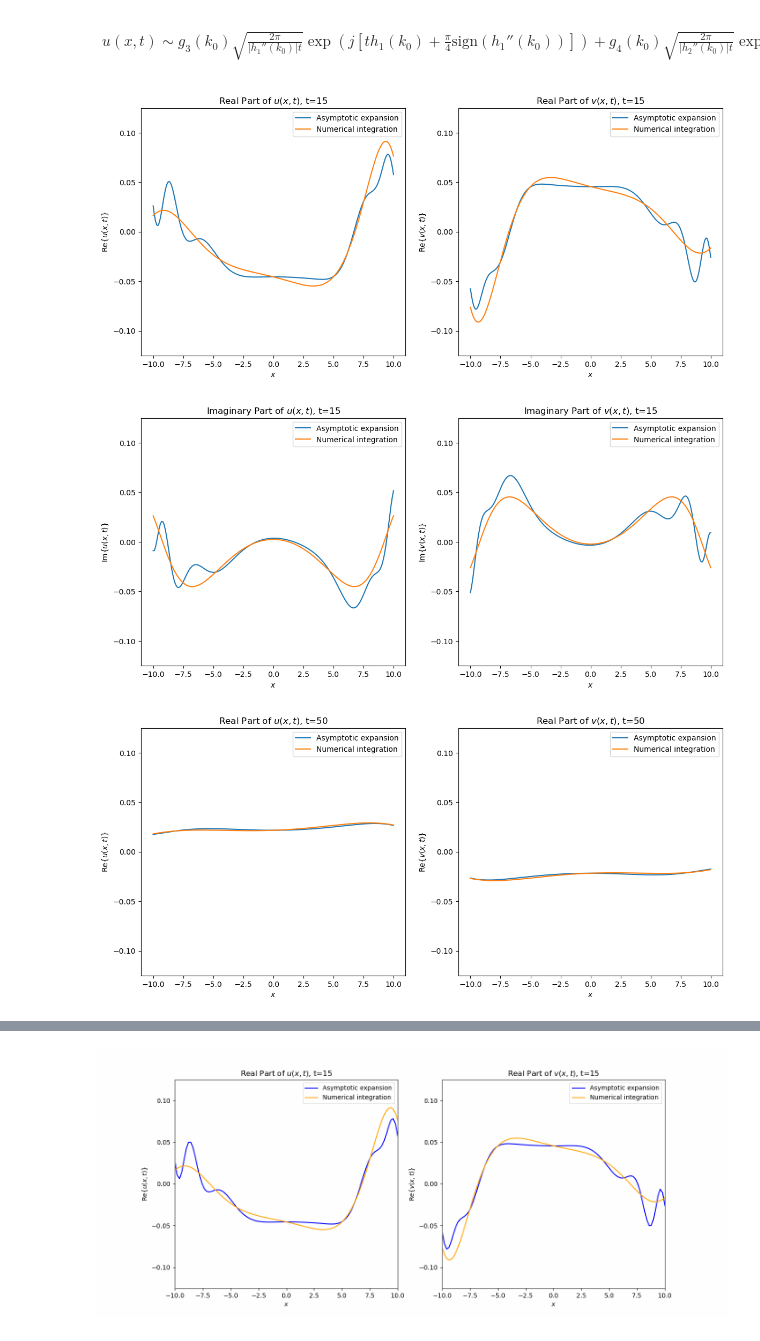
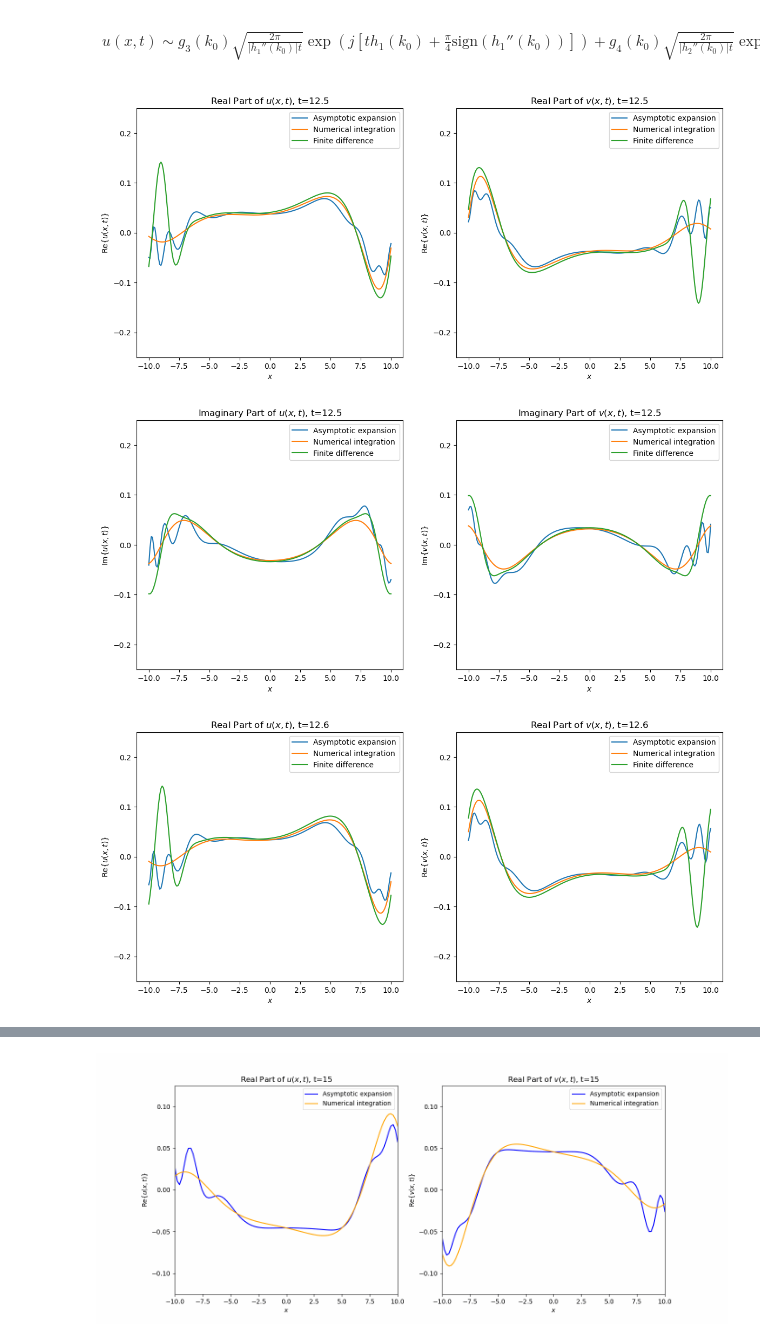
Before and after one commit to brenttsss/mathematical-physics, a Jupyter notebook: Task 2/asymptotic_expansion.ipynb, the cells around one changed output, grey strips where cells are left out. Drawn from its saved outputs; the diff is of its cells as text; code cells hidden in the pictures.

Commit message:
Run the asymptotic_expansion.ipynb notebook again with the finite_difference_method function.

```diff
--- a/Task 2/asymptotic_expansion.ipynb
+++ b/Task 2/asymptotic_expansion.ipynb
@@ -6,7 +6,7 @@ from matplotlib.animation import FuncAnimation
 from IPython.display import Image, display
 # %%
 A = 0.25
-m = 1
+m = 1.0
 # %% [markdown]
 \begin{equation}
 \alpha = \sqrt{k^2+m^2}
@@ -140,39 +140,44 @@ def compute_integral(integrand, x, t):
         return integrand(k_0, x, t)
 # %%
 # Generate x and t values
-x_values = np.linspace(-10, 10, 200)
-t = 15
+L = 10
+x_values = np.linspace(-L, L, 200)
+t = 12.5
 # %%
 # Create a figure with two subplots side by side
 fig, (ax1, ax2) = plt.subplots(1, 2, figsize=(14, 6))
 
 # Plot the Real Part of u(x,t)
 u_values = compute_integral(u_f, x_values, t)
 u_values_numerical = numerical_integration_u(x_values, t, A, m)
+u_values_finite_difference = finite_difference_method(L, t, A, m)[0][-1, :]
 ax1.plot(x_values, u_values.real, label=f'Asymptotic expansion')
 ax1.plot(x_values, u_values_numerical.real, label=f'Numerical integration')
+ax1.plot(x_values, u_values_finite_difference.real, label=f'Finite difference')
 
 ax1.set_title(f'Real Part of $u(x,t)$, t={t}')
 ax1.set_xlabel(r'$x$')
 ax1.set_ylabel(r'$\text{Re}\left\{u(x,t)\right\}$')
-ax1.set_ylim(-A/2, +A/2)
+ax1.set_ylim(-A, +A)
 ax1.legend()
 
 # Plot the Real Part of v(x,t)
 v_values = compute_integral(v_f, x_values, t)
-v_values_numerical = numerical_integration_v(x_values, t, A, m)
+v_values_numerical_integration = numerical_integration_v(x_values, t, A, m)
+v_values_finite_difference = finite_difference_method(L, t, A, m)[1][-1, :]
 ax2.plot(x_values, v_values.real, label=f'Asymptotic expansion')
-ax2.plot(x_values, v_values_numerical.real, label=f'Numerical integration')
+ax2.plot(x_values, v_values_numerical_integration.real, label=f'Numerical integration')
+ax2.plot(x_values, v_values_finite_difference.real, label=f'Finite difference')
 
 ax2.set_title(f'Real Part of $v(x,t)$, t={t}')
 ax2.set_xlabel(r'$x$')
 ax2.set_ylabel(r'$\text{Re}\left\{v(x,t)\right\}$')
-ax2.set_ylim(-A/2, +A/2)
+ax2.set_ylim(-A, +A)
 ax2.legend()
 
 plt.show()
 # %% [output]
-[figure, old version]
+[figure, new version]
 # %%
 # Create a figure with two subplots side by side
 fig, (ax1, ax2) = plt.subplots(1, 2, figsize=(14, 6))
@@ -180,30 +185,34 @@ fig, (ax1, ax2) = plt.subplots(1, 2, figsize=(14, 6))
 # Plot the Imaginary Part of u(x,t)
 u_values = compute_integral(u_f, x_values, t)
 u_values_numerical = numerical_integration_u(x_values, t, A, m)
-ax1.plot(x_values, u_values.imag, label=f'Asymptotic expansion')
-ax1.plot(x_values, u_values_numerical.imag, label=f'Numerical integration')
+u_values_finite_difference = finite_difference_method(10, t, A, m)[0][-1, :]
+ax1.plot(x_values, u_values.imag, label='Asymptotic expansion')
+ax1.plot(x_values, u_values_numerical.imag, label='Numerical integration')
+ax1.plot(x_values, u_values_finite_difference.imag, label='Finite difference')
 
 ax1.set_title(f'Imaginary Part of $u(x,t)$, t={t}')
 ax1.set_xlabel(r'$x$')
 ax1.set_ylabel(r'$\text{Im}\left\{u(x,t)\right\}$')
-ax1.set_ylim(-A/2, +A/2)
+ax1.set_ylim(-A, +A)
 ax1.legend()
 
 # Plot the Imaginary Part of v(x,t)
 v_values = compute_integral(v_f, x_values, t)
 v_values_numerical = numerical_integration_v(x_values, t, A, m)
-ax2.plot(x_values, v_values.imag, label=f'Asymptotic expansion')
-ax2.plot(x_values, v_values_numerical.imag, label=f'Numerical integration')
+v_values_finite_difference = finite_difference_method(10, t, A, m)[1][-1, :]
+ax2.plot(x_values, v_values.imag, label='Asymptotic expansion')
+ax2.plot(x_values, v_values_numerical.imag, label='Numerical integration')
+ax2.plot(x_values, v_values_finite_difference.imag, label='Finite difference')
 
 ax2.set_title(f'Imaginary Part of $v(x,t)$, t={t}')
 ax2.set_xlabel(r'$x$')
 ax2.set_ylabel(r'$\text{Im}\left\{v(x,t)\right\}$')
-ax2.set_ylim(-A/2, +A/2)
+ax2.set_ylim(-A, +A)
 ax2.legend()
 
 plt.show()
 # %% [output]
-[figure, old version]
+[figure, new version]
 # %%
 # Generate x and t values
 x_values = np.linspace(-10, 10, 200)
@@ -215,30 +224,34 @@ fig, (ax1, ax2) = plt.subplots(1, 2, figsize=(14, 6))
 # Plot the Real Part of u(x,t)
 u_values = compute_integral(u_f, x_values, t)
 u_values_numerical = numerical_integration_u(x_values, t, A, m)
+u_values_finite_difference = finite_difference_method(10, t, A, m)[0][-1, :]
 ax1.plot(x_values, u_values.real, label=f'Asymptotic expansion')
 ax1.plot(x_values, u_values_numerical.real, label=f'Numerical integration')
+ax1.plot(x_values, u_values_finite_difference.real, label=f'Finite difference')
 
 ax1.set_title(f'Real Part of $u(x,t)$, t={t}')
 ax1.set_xlabel(r'$x$')
 ax1.set_ylabel(r'$\text{Re}\left\{u(x,t)\right\}$')
-ax1.set_ylim(-A/2, +A/2)
+ax1.set_ylim(-A, +A)
 ax1.legend()
 
 # Plot the Real Part of v(x,t)
 v_values = compute_integral(v_f, x_values, t)
-v_values_numerical = numerical_integration_v(x_values, t, A, m)
+v_values_numerical_integration = numerical_integration_v(x_values, t, A, m)
+v_values_finite_difference = finite_difference_method(10, t, A, m)[1][-1, :]
 ax2.plot(x_values, v_values.real, label=f'Asymptotic expansion')
-ax2.plot(x_values, v_values_numerical.real, label=f'Numerical integration')
+ax2.plot(x_values, v_values_numerical_integration.real, label=f'Numerical integration')
+ax2.plot(x_values, v_values_finite_difference.real, label=f'Finite difference')
 
 ax2.set_title(f'Real Part of $v(x,t)$, t={t}')
 ax2.set_xlabel(r'$x$')
 ax2.set_ylabel(r'$\text{Re}\left\{v(x,t)\right\}$')
-ax2.set_ylim(-A/2, +A/2)
+ax2.set_ylim(-A, +A)
 ax2.legend()
 
 plt.show()
 # %% [output]
-[figure, old version]
+[figure, new version]
 # %%
 # Create a figure with two subplots side by side
 fig, (ax1, ax2) = plt.subplots(1, 2, figsize=(14, 6))
```
Also changed, not shown: parts of 3 cells of this notebook, 1 other file.
